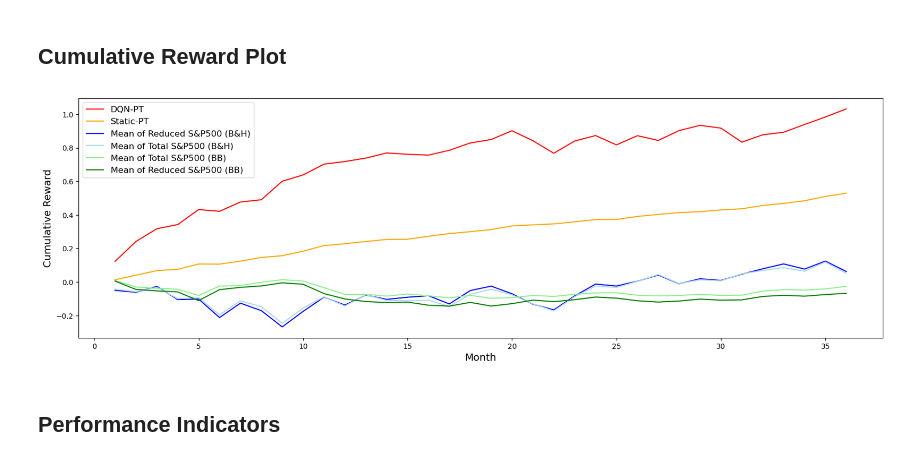
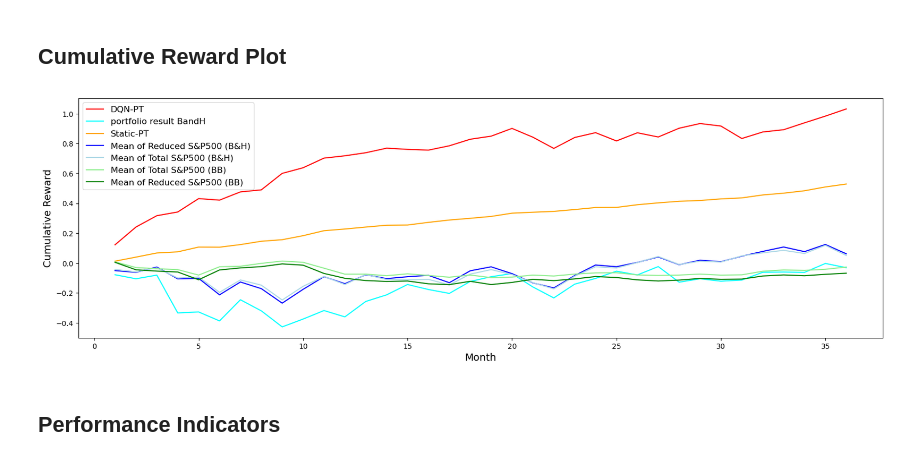
Before and after one commit to DanielHYLai/pairs-trading-with-reinforcement-learning, a Jupyter notebook: pairs-selection/comparison_oos_pairs_reduced.ipynb, the cells around one changed output. Cells and saved outputs as stored; diff of their text form; code cells hidden in the pictures.

Commit message:
Try to add the tangency portfolio

```diff
--- a/pairs-selection/comparison_oos_pairs_reduced.ipynb
+++ b/pairs-selection/comparison_oos_pairs_reduced.ipynb
@@ -429,7 +486,9 @@ for state in list(split_test_total.keys()):
 
     single_result_total_BandH[state] = all_ticker_reward_total
 # %%
-single_result_total_BandH_table = pd.DataFrame(single_result_total_BandH, index=tickers_total)
+single_result_total_BandH_table = pd.DataFrame(
+    single_result_total_BandH, index=tickers_total
+)
 # %% [markdown]
 ### Strategy: Bollinger Bands
 # %%
@@ -806,0 +927,3 @@ plt.show()
+# %%
+train_data = pd.read_csv("data_file/train_PT.csv", encoding="UTF-8")
+tickers = test_data["Ticker"].unique()
@@ -806,0 +988,10 @@ plt.show()
+# %%
+temp = test_append[test_append["Ticker"] == "AMCR"]
+temp["weighted_logrtn"] = test_append_returns
+
+portfolio_result_BandH = []
+
+for year in temp["Year"].unique():
+    for month in temp["Month"].unique():
+        mask_table = temp[(temp["Year"] == year) & (temp["Month"] == month)]
+        portfolio_result_BandH.append(mask_table["weighted_logrtn"].sum())
@@ -809,29 +1035,56 @@ plt.show()
 # %%
 static_pairs_mean = static_pairs_table.mean(axis=0)
 single_mean_BandH = single_result_BandH_table.mean(axis=0)
 single_mean_BB = single_result_BB_table.mean(axis=0)
 single_mean_total_BandH = single_result_total_BandH_table.mean(axis=0)
 single_mean_total_BB = single_result_total_BB_table.mean(axis=0)
+portfolio_result_BandH = np.array(portfolio_result_BandH)
 
 dqn_result_cum_reward = []
 
 for i in range(len(dqn_result_reward)):
     dqn_result_cum_reward.append(sum(dqn_result_reward[: i + 1]))
 
 plt.figure(figsize=(20, 6))
 plt.plot(range(1, 37), dqn_result_cum_reward, color="red", label="DQN-PT")
+plt.plot(
+    range(1, 37),
+    portfolio_result_BandH.cumsum(),
+    color="cyan",
+    label="portfolio result BandH",
+)
 plt.plot(range(1, 37), static_pairs_mean.cumsum(), color="orange", label="Static-PT")
-plt.plot(range(1, 37), single_mean_BandH.cumsum(), color="blue", label="Mean of Reduced S&P500 (B&H)")
-plt.plot(range(1, 37), single_mean_total_BandH.cumsum(), color="lightblue", label="Mean of Total S&P500 (B&H)")
-plt.plot(range(1, 37), single_mean_total_BB.cumsum(), color="lightgreen", label="Mean of Total S&P500 (BB)")
-plt.plot(range(1, 37), single_mean_BB.cumsum(), color="green", label="Mean of Reduced S&P500 (BB)")
+plt.plot(
+    range(1, 37),
+    single_mean_BandH.cumsum(),
+    color="blue",
+    label="Mean of Reduced S&P500 (B&H)",
+)
+plt.plot(
+    range(1, 37),
+    single_mean_total_BandH.cumsum(),
+    color="lightblue",
+    label="Mean of Total S&P500 (B&H)",
+)
+plt.plot(
+    range(1, 37),
+    single_mean_total_BB.cumsum(),
+    color="lightgreen",
+    label="Mean of Total S&P500 (BB)",
+)
+plt.plot(
+    range(1, 37),
+    single_mean_BB.cumsum(),
+    color="green",
+    label="Mean of Reduced S&P500 (BB)",
+)
 plt.xlabel("Month", fontsize=14)
 plt.ylabel("Cumulative Reward", fontsize=14)
 plt.legend(fontsize=12)
 # plt.title("Target: Reduced S&P500 Constituent", fontsize=16)
 plt.show()
 # %% [output]
-[figure, old version]
+[figure, new version]
 # %% [markdown]
 ## Performance Indicators
 # %%
```
Also changed, not shown: parts of 39 cells of this notebook, 4 other files.
